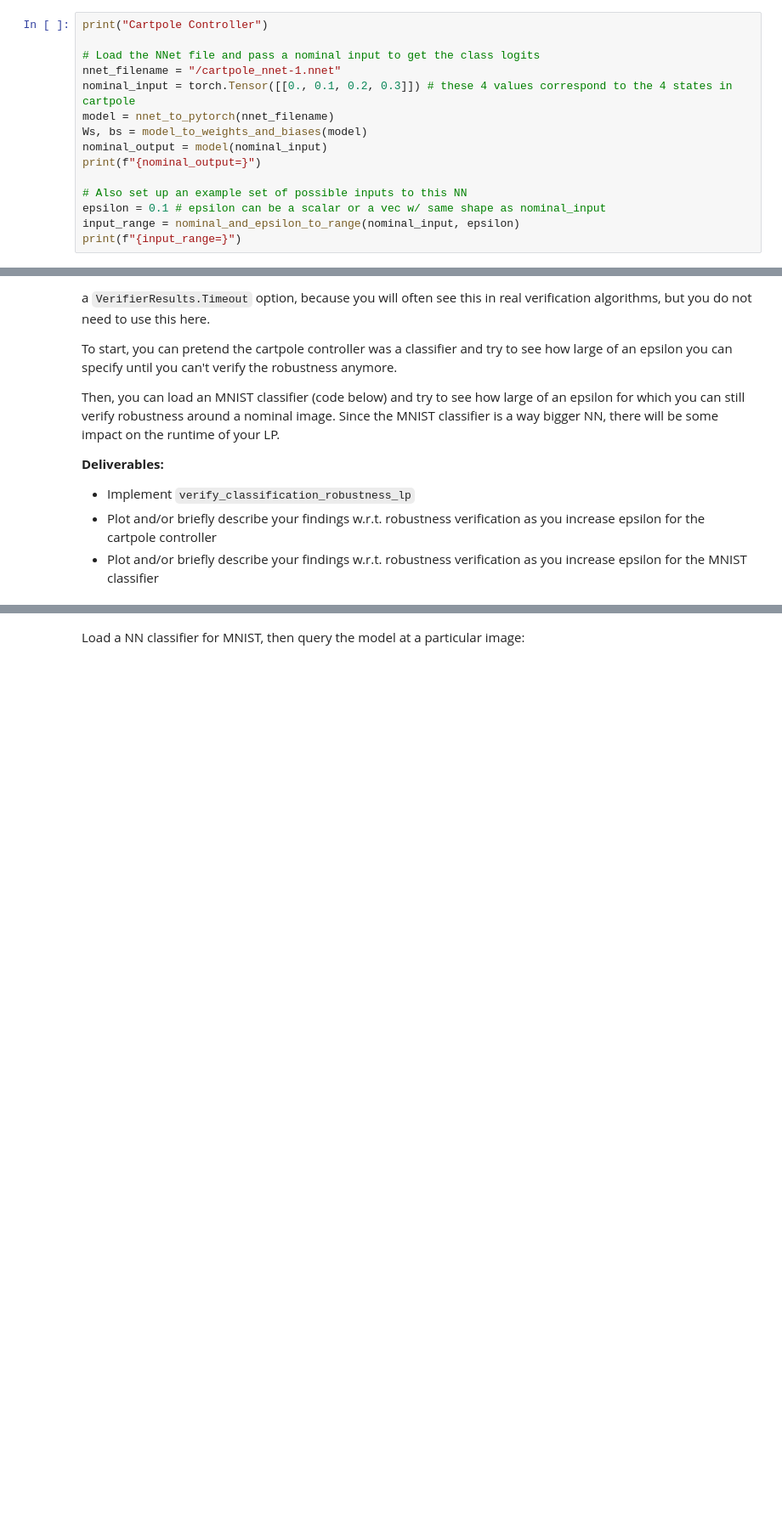
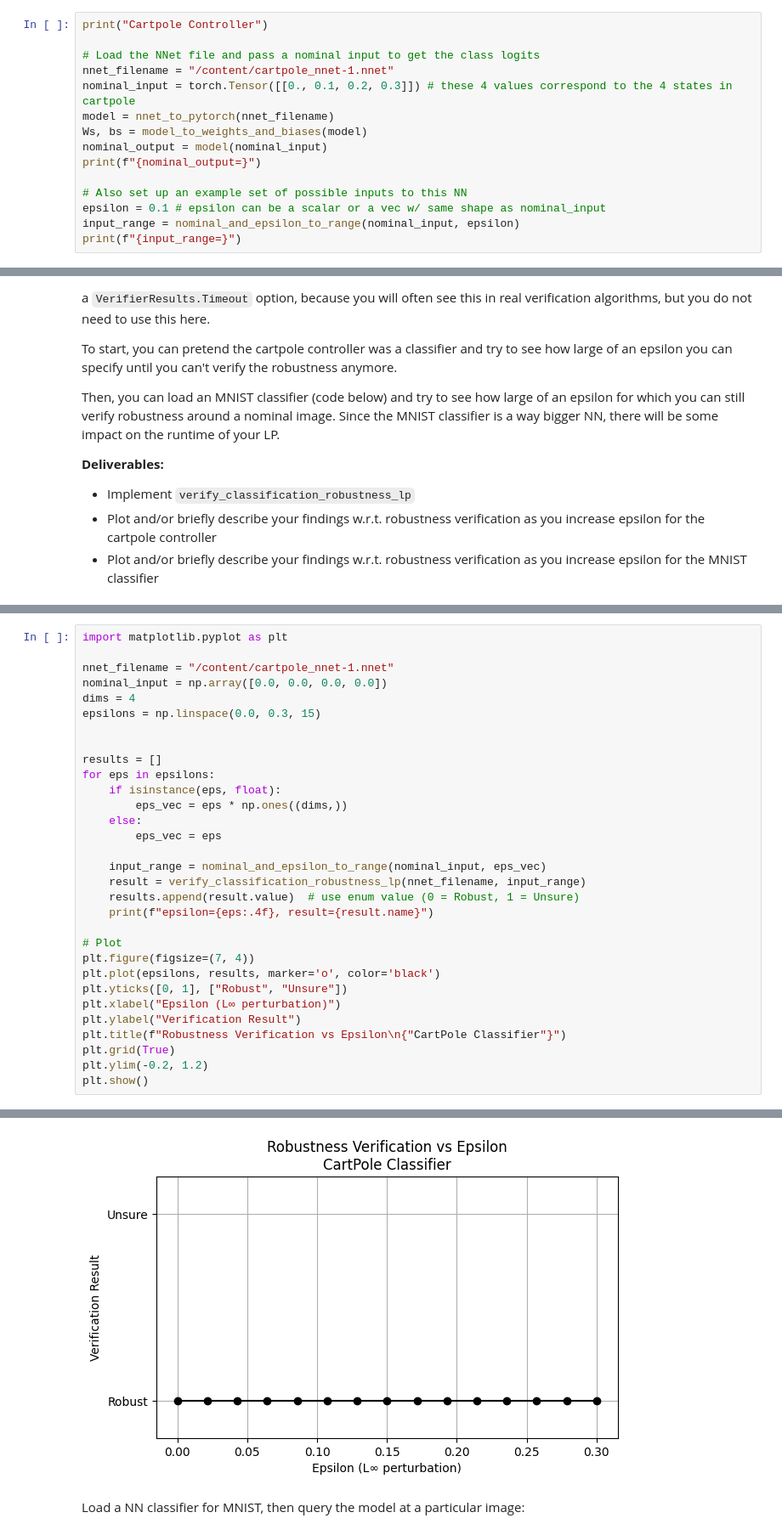
Before and after one commit to kmuenpra/EECE7268, a Jupyter notebook: EECE7268_HW2.ipynb, the cells around one changed output, grey strips where cells are left out. Shown at 85% size. Cells and saved outputs as stored; diff of their text form; blank space fills up the shorter version.

```diff
--- a/EECE7268_HW2.ipynb
+++ b/EECE7268_HW2.ipynb
@@ -101,7 +101,7 @@ For example, to load a NN controller for a cartpole system, then query the contr
 print("Cartpole Controller")
 
 # Load the NNet file and pass a nominal input to get the class logits
-nnet_filename = "/cartpole_nnet-1.nnet"
+nnet_filename = "/content/cartpole_nnet-1.nnet"
 nominal_input = torch.Tensor([[0., 0.1, 0.2, 0.3]]) # these 4 values correspond to the 4 states in cartpole
 model = nnet_to_pytorch(nnet_filename)
 Ws, bs = model_to_weights_and_biases(model)
@@ -397,0 +465,32 @@ verifier_result = verify_classification_robustness_lp(nnet_filename, input_range
+# %%
+import matplotlib.pyplot as plt
+
+nnet_filename = "/content/cartpole_nnet-1.nnet"
+nominal_input = np.array([0.0, 0.0, 0.0, 0.0])
+dims = 4
+epsilons = np.linspace(0.0, 0.3, 15)
+
+
+results = []
+for eps in epsilons:
+    if isinstance(eps, float):
+        eps_vec = eps * np.ones((dims,))
+    else:
+        eps_vec = eps
+
+    input_range = nominal_and_epsilon_to_range(nominal_input, eps_vec)
+    result = verify_classification_robustness_lp(nnet_filename, input_range)
+    results.append(result.value)  # use enum value (0 = Robust, 1 = Unsure)
+    print(f"epsilon={eps:.4f}, result={result.name}")
+
+# Plot
+plt.figure(figsize=(7, 4))
+plt.plot(epsilons, results, marker='o', color='black')
+plt.yticks([0, 1], ["Robust", "Unsure"])
+plt.xlabel("Epsilon (L∞ perturbation)")
+plt.ylabel("Verification Result")
+plt.title(f"Robustness Verification vs Epsilon\n{"CartPole Classifier"}")
+plt.grid(True)
+plt.ylim(-0.2, 1.2)
+plt.show()
+# %% [output]
@@ -398,2 +512,3 @@ verifier_result = verify_classification_robustness_lp(nnet_filename, input_range
+[figure, added]
 # %% [markdown]
 Load a NN classifier for MNIST, then query the model at a particular image:
```
Also changed, not shown: parts of 8 cells of this notebook.
